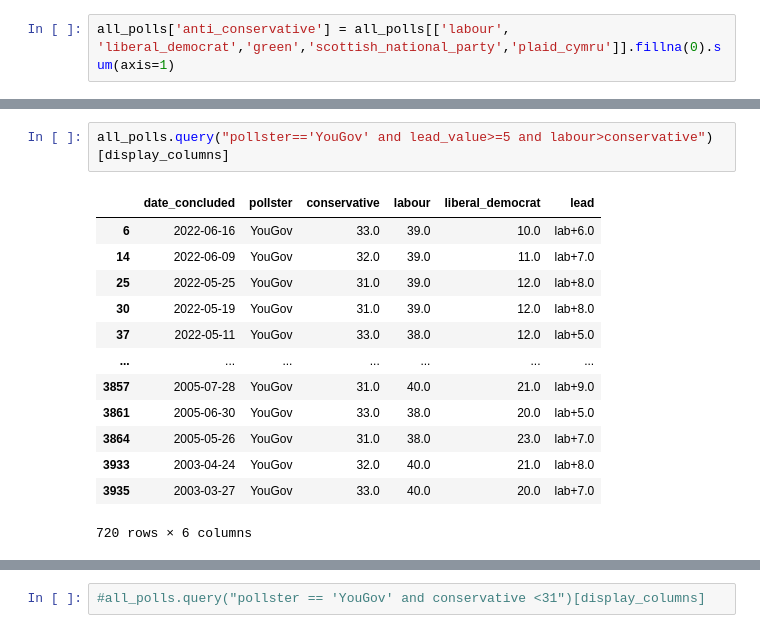
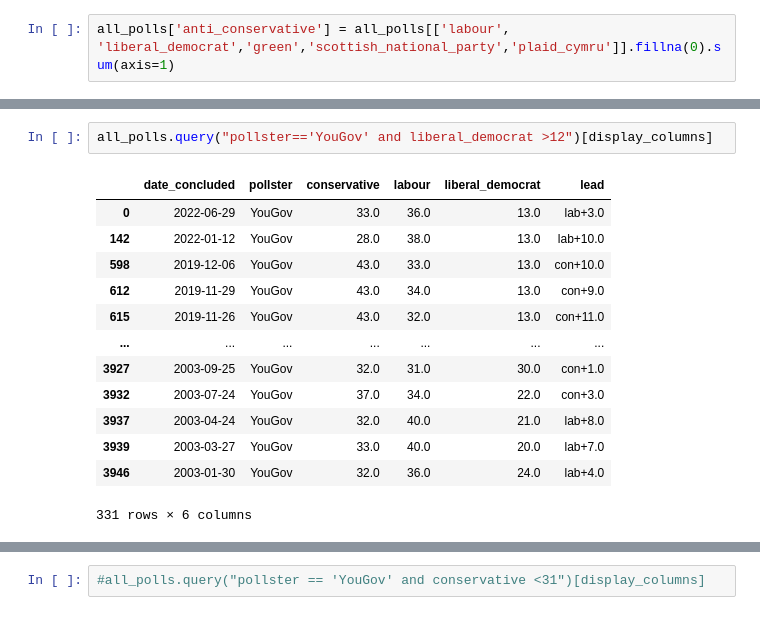
Before and after one commit to AndyLawton/uk_general_election_polls, a Jupyter notebook: main.ipynb, the cells around one changed output, grey strips where cells are left out. Saved outputs shown, nothing was run; the diff lists cells and outputs as text.

```diff
--- a/main.ipynb
+++ b/main.ipynb
@@ -33,19 +67,19 @@ all_polls[(all_polls.anti_conservative.fillna(0) ) >= 65][['date_concluded', 'po
 # %%
-all_polls.query("pollster=='YouGov' and lead_value>=5 and labour>conservative")[display_columns]
+all_polls.query("pollster=='YouGov' and liberal_democrat >12")[display_columns]
 # %% [output]
 |  | date_concluded | pollster | conservative | labour | liberal_democrat | lead |
-| 6 | 2022-06-16 | YouGov | 33.0 | 39.0 | 10.0 | lab+6.0 |
-| 14 | 2022-06-09 | YouGov | 32.0 | 39.0 | 11.0 | lab+7.0 |
-| 25 | 2022-05-25 | YouGov | 31.0 | 39.0 | 12.0 | lab+8.0 |
-| 30 | 2022-05-19 | YouGov | 31.0 | 39.0 | 12.0 | lab+8.0 |
-| 37 | 2022-05-11 | YouGov | 33.0 | 38.0 | 12.0 | lab+5.0 |
+| 0 | 2022-06-29 | YouGov | 33.0 | 36.0 | 13.0 | lab+3.0 |
+| 142 | 2022-01-12 | YouGov | 28.0 | 38.0 | 13.0 | lab+10.0 |
+| 598 | 2019-12-06 | YouGov | 43.0 | 33.0 | 13.0 | con+10.0 |
+| 612 | 2019-11-29 | YouGov | 43.0 | 34.0 | 13.0 | con+9.0 |
+| 615 | 2019-11-26 | YouGov | 43.0 | 32.0 | 13.0 | con+11.0 |
 | ... | ... | ... | ... | ... | ... | ... |
-| 3857 | 2005-07-28 | YouGov | 31.0 | 40.0 | 21.0 | lab+9.0 |
-| 3861 | 2005-06-30 | YouGov | 33.0 | 38.0 | 20.0 | lab+5.0 |
-| 3864 | 2005-05-26 | YouGov | 31.0 | 38.0 | 23.0 | lab+7.0 |
-| 3933 | 2003-04-24 | YouGov | 32.0 | 40.0 | 21.0 | lab+8.0 |
-| 3935 | 2003-03-27 | YouGov | 33.0 | 40.0 | 20.0 | lab+7.0 |
+| 3927 | 2003-09-25 | YouGov | 32.0 | 31.0 | 30.0 | con+1.0 |
+| 3932 | 2003-07-24 | YouGov | 37.0 | 34.0 | 22.0 | con+3.0 |
+| 3937 | 2003-04-24 | YouGov | 32.0 | 40.0 | 21.0 | lab+8.0 |
+| 3939 | 2003-03-27 | YouGov | 33.0 | 40.0 | 20.0 | lab+7.0 |
+| 3946 | 2003-01-30 | YouGov | 32.0 | 36.0 | 24.0 | lab+4.0 |
-720 rows × 6 columns
+331 rows × 6 columns
 # %%
 all_polls[all_polls.date_concluded > all_polls.query("labour<conservative and pollster == 'Opinium'").date_concluded.max()].query("pollster == 'Opinium'")
 # %% [output]
```
Also changed, not shown: parts of 25 cells of this notebook, 15 other files.
